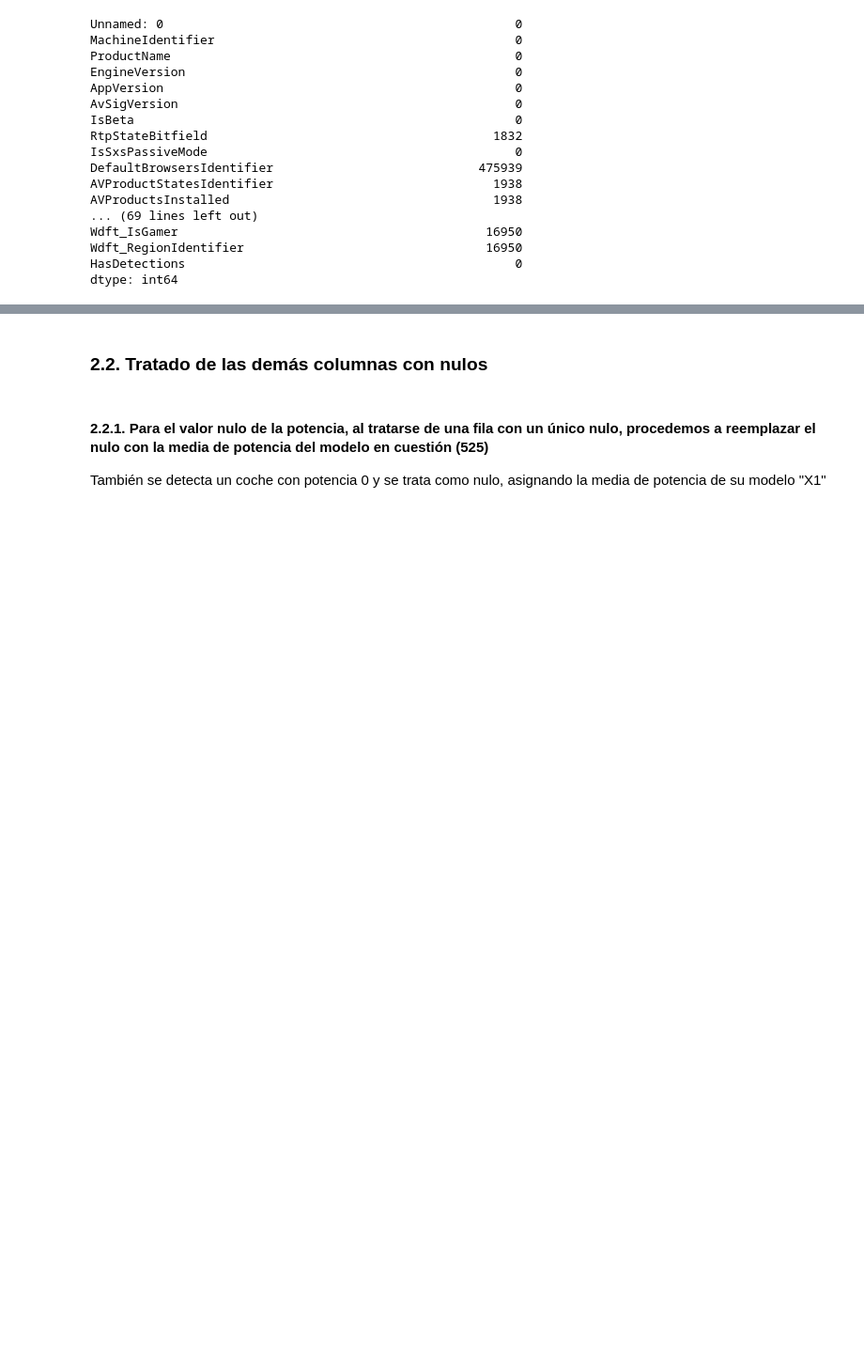
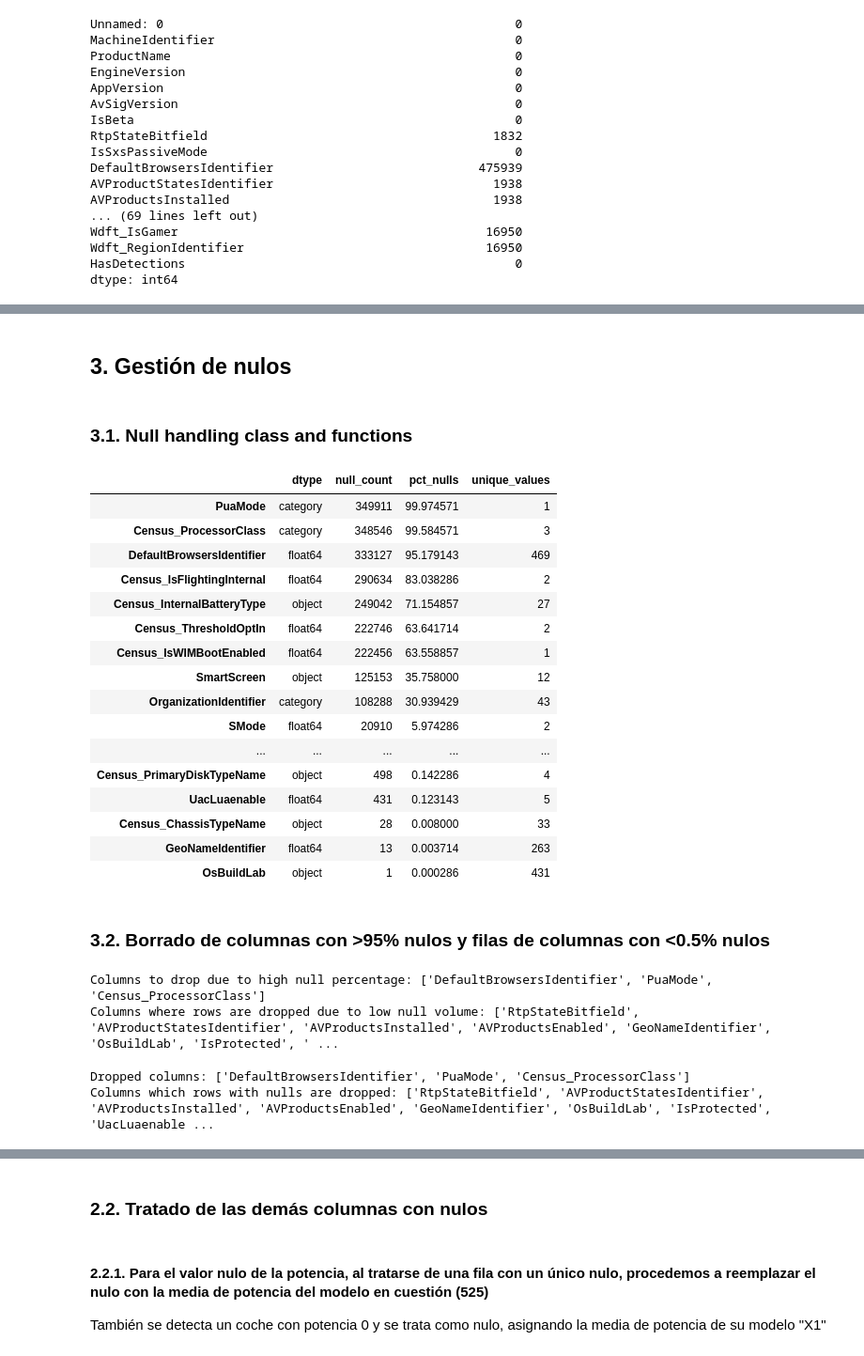
Before and after one commit to Ehunankakoa/nuclio-datascience_AI, a Jupyter notebook: Entregable_2/Entregable_2.ipynb, the cells around one changed output, grey strips where cells are left out. Shown at 94% size. Cells and saved outputs as stored; diff of their text form; code cells hidden in the pictures; blank space fills up the shorter version.

Commit message:
train_split

```diff
--- a/Entregable_2/Entregable_2.ipynb
+++ b/Entregable_2/Entregable_2.ipynb
@@ -507,0 +131,2 @@ Name: HasDetections, dtype: float64
+# %%
+df['OrganizationIdentifier'] = df['OrganizationIdentifier'].astype('category')
@@ -507,0 +137,22 @@ Name: HasDetections, dtype: float64
+# %%
+from sklearn.model_selection import train_test_split
+
+X = df.drop(target, axis=1)
+y = df[target]
+
+# Step 1: Create Validation set (15%)
+X_temp, X_val, y_temp, y_val = train_test_split(
+    X, y,
+    test_size=75000,  # 15% of total
+    stratify=y,
+    random_state=42
+)
+
+# Step 2: Create TEST set (15% of total)
+
+X_train, X_test, y_train, y_test = train_test_split(
+    X_temp, y_temp,
+    test_size=75000, # 15% of total
+    stratify=y_temp,
+    random_state=42
+)
@@ -507,0 +180,7 @@ Name: HasDetections, dtype: float64
+# %%
+df_train = X_train.copy()
+df_train[target] = y_train
+# %% [markdown]
+## 3. Gestión de nulos
+# %% [markdown]
+### 3.1. Null handling class and functions
@@ -507,0 +274,24 @@ Name: HasDetections, dtype: float64
+# %%
+cleaner = DataCleaner(df_train)
+# %%
+cleaner.show_nulls()
+# %% [output]
+|  | dtype | null_count | pct_nulls | unique_values |
+| PuaMode | category | 349911 | 99.974571 | 1 |
+| Census_ProcessorClass | category | 348546 | 99.584571 | 3 |
+| DefaultBrowsersIdentifier | float64 | 333127 | 95.179143 | 469 |
+| Census_IsFlightingInternal | float64 | 290634 | 83.038286 | 2 |
+| Census_InternalBatteryType | object | 249042 | 71.154857 | 27 |
+| Census_ThresholdOptIn | float64 | 222746 | 63.641714 | 2 |
+| Census_IsWIMBootEnabled | float64 | 222456 | 63.558857 | 1 |
+| SmartScreen | object | 125153 | 35.758000 | 12 |
+| OrganizationIdentifier | category | 108288 | 30.939429 | 43 |
+| SMode | float64 | 20910 | 5.974286 | 2 |
+| ... | ... | ... | ... | ... |
+| Census_PrimaryDiskTypeName | object | 498 | 0.142286 | 4 |
+| UacLuaenable | float64 | 431 | 0.123143 | 5 |
+| Census_ChassisTypeName | object | 28 | 0.008000 | 33 |
+| GeoNameIdentifier | float64 | 13 | 0.003714 | 263 |
+| OsBuildLab | object | 1 | 0.000286 | 431 |
+# %% [markdown]
+### 3.2. Borrado de columnas con >95% nulos y filas de columnas con <0.5% nulos
@@ -507,0 +322,13 @@ Name: HasDetections, dtype: float64
+# %%
+cols2drop_list, nullrowdrop_cols = null_handling(df_train)
+print("Columns to drop due to high null percentage:", cols2drop_list)
+print("Columns where rows are dropped due to low null volume:", nullrowdrop_cols)
+# %% [output]
+Columns to drop due to high null percentage: ['DefaultBrowsersIdentifier', 'PuaMode', 'Census_ProcessorClass']
+Columns where rows are dropped due to low null volume: ['RtpStateBitfield', 'AVProductStatesIdentifier', 'AVProductsInstalled', 'AVProductsEnabled', 'GeoNameIdentifier', 'OsBuildLab', 'IsProtected', ' ...
+# %%
+cleaner.drop_columns(cols2drop_list)
+cleaner.drop_nanRows(nullrowdrop_cols)
+# %% [output]
+Dropped columns: ['DefaultBrowsersIdentifier', 'PuaMode', 'Census_ProcessorClass']
+Columns which rows with nulls are dropped: ['RtpStateBitfield', 'AVProductStatesIdentifier', 'AVProductsInstalled', 'AVProductsEnabled', 'GeoNameIdentifier', 'OsBuildLab', 'IsProtected', 'UacLuaenable ...
```
Also changed, not shown: parts of 225 cells of this notebook, 3 other files.
